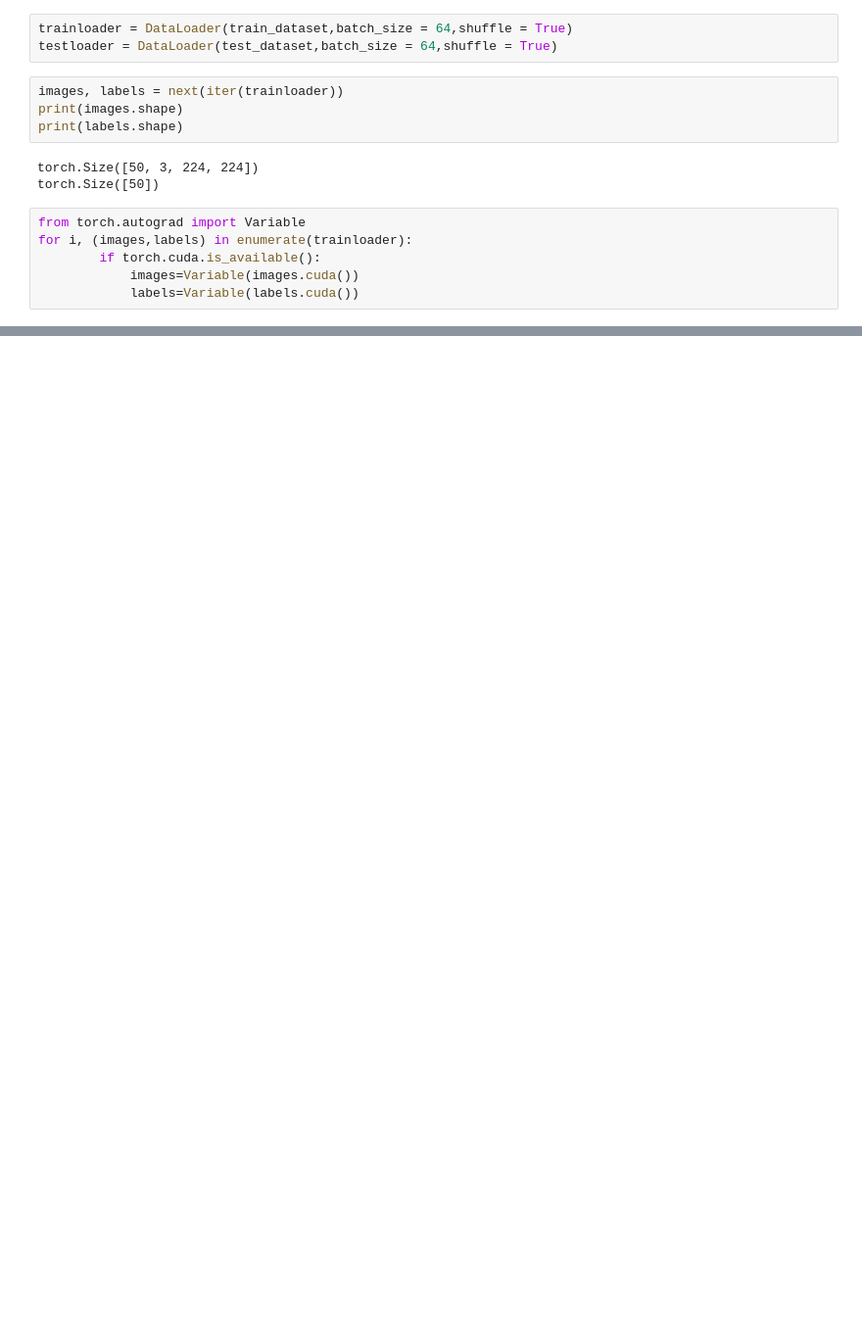
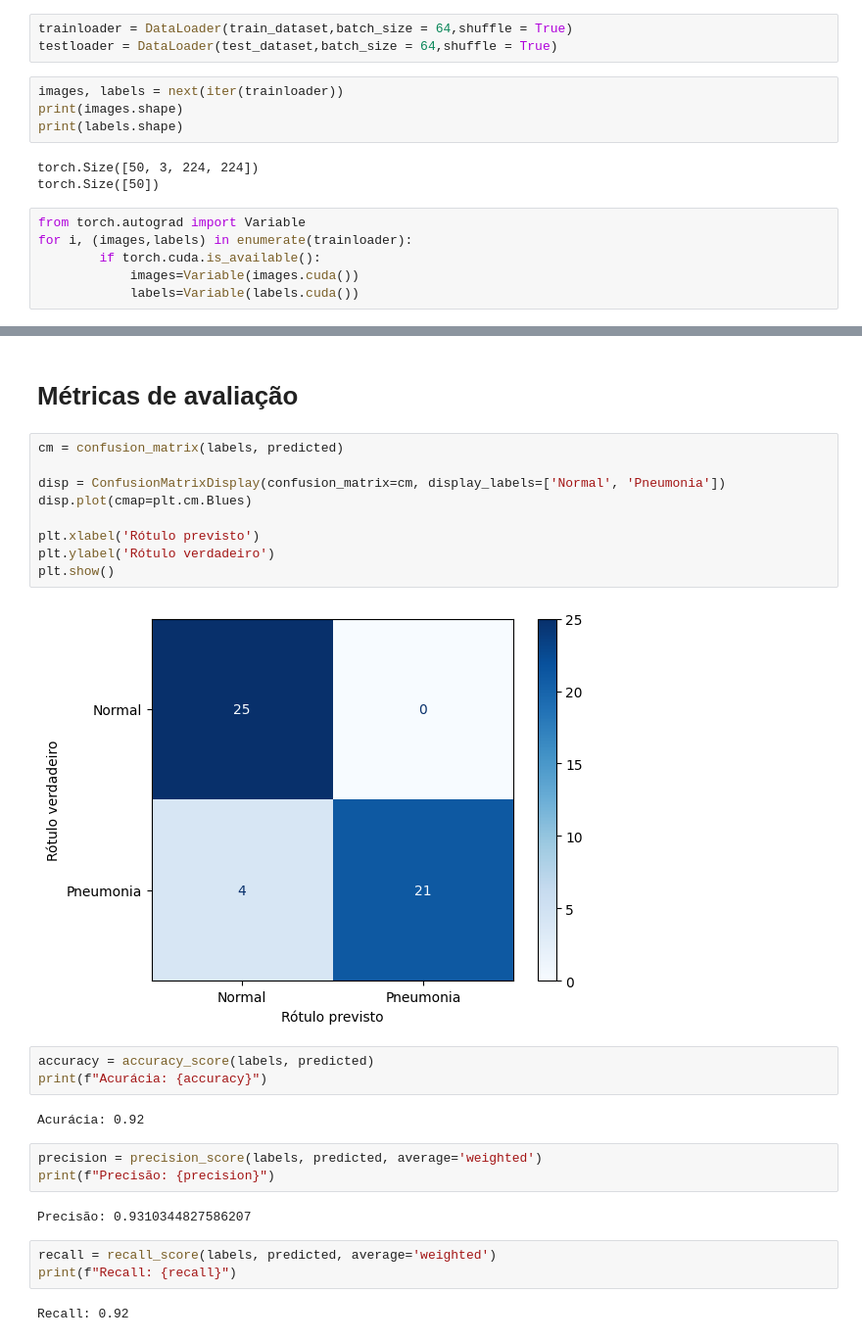
Before and after one commit to AlxDev-hub/Classificacao-KAN-DoencasPulmonares, a Jupyter notebook: teste1_cnn.ipynb, the cells around one changed output, grey strips where cells are left out. Shown: that part at 98% size. Cells and saved outputs as stored; diff of their text form; blank space fills up the shorter version.

```diff
--- a/teste1_cnn.ipynb
+++ b/teste1_cnn.ipynb
@@ -183,0 +229,28 @@ Epoca 20/20 - Perda no teste: 4.3961, Metrica de avaliacao (Accuracy): 52.00%
+# %% [markdown]
+# Métricas de avaliação
+# %%
+cm = confusion_matrix(labels, predicted)
+
+disp = ConfusionMatrixDisplay(confusion_matrix=cm, display_labels=['Normal', 'Pneumonia'])
+disp.plot(cmap=plt.cm.Blues)
+
+plt.xlabel('Rótulo previsto')
+plt.ylabel('Rótulo verdadeiro')
+plt.show()
+# %% [output]
+[figure, added]
+# %%
+accuracy = accuracy_score(labels, predicted)
+print(f"Acurácia: {accuracy}")
+# %% [output]
+Acurácia: 0.92
+# %%
+precision = precision_score(labels, predicted, average='weighted')
+print(f"Precisão: {precision}")
+# %% [output]
+Precisão: 0.9310344827586207
+# %%
+recall = recall_score(labels, predicted, average='weighted')
+print(f"Recall: {recall}")
+# %% [output]
+Recall: 0.92
```
Also changed, not shown: parts of 13 cells of this notebook, 1 other file.
